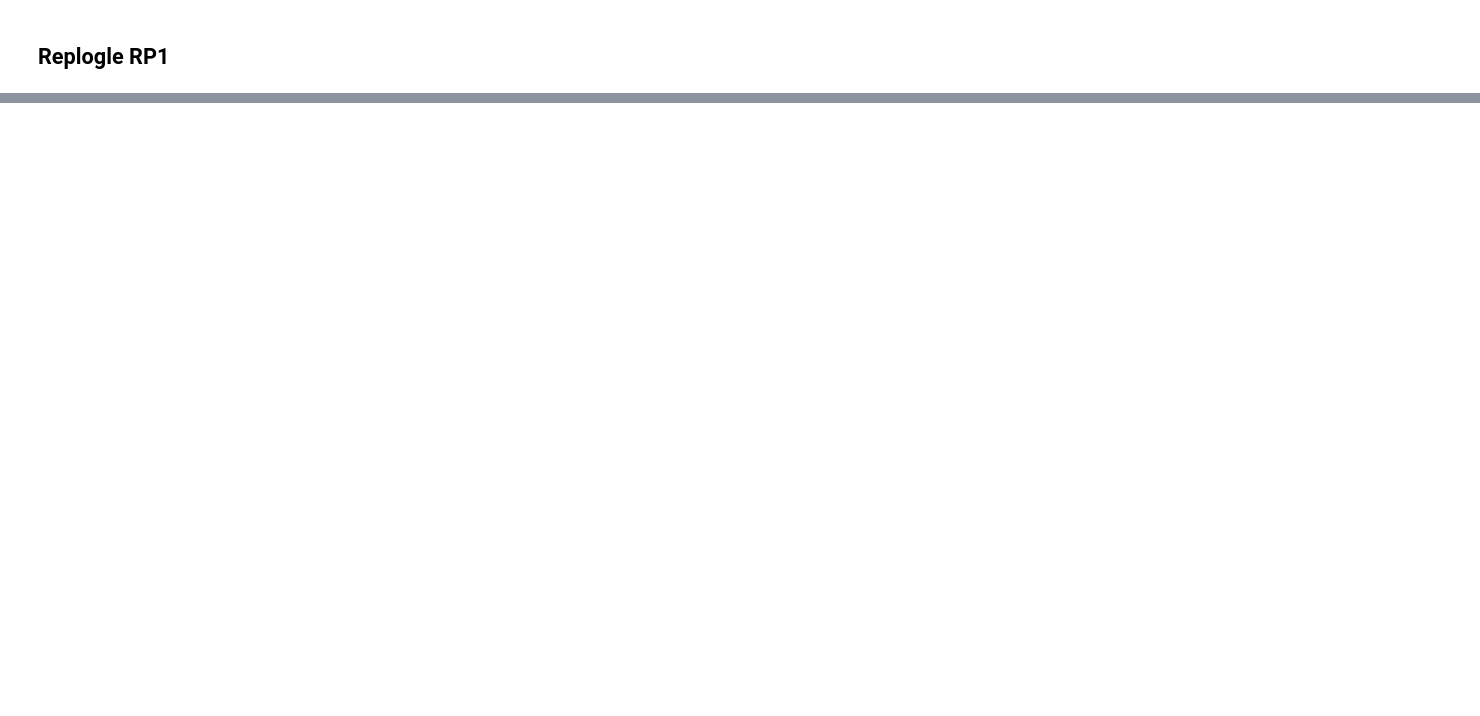
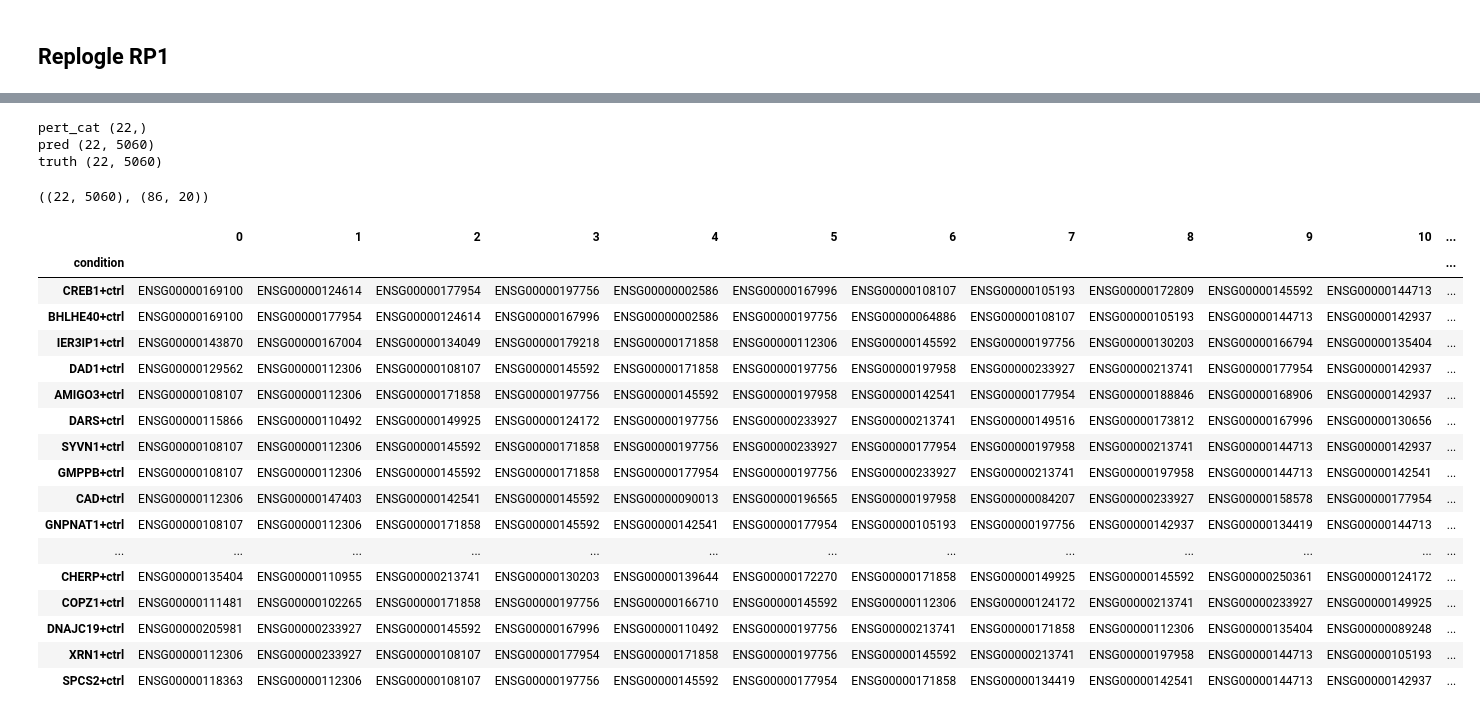
Before and after one commit to turbine-ai/PerturbSeqPredBenchmark, a Jupyter notebook: notebooks/bulk_models.ipynb, the cells around one changed output, grey strips where cells are left out. Drawn from its saved outputs; the diff is of its cells as text; code cells hidden in the pictures; blank space fills up the shorter version.

```diff
--- a/notebooks/bulk_models.ipynb
+++ b/notebooks/bulk_models.ipynb
@@ -1179,0 +1021,2 @@ plt.show()
+# %%
+df = pd.read_csv("/home/users/geroldcsendes/PertBench/PerturbBenchmark/data/DE_anal/adamson_DE.csv", index_col=0).T
@@ -1179,0 +1032,2 @@ plt.show()
+# %%
+pred = pd.read_csv("/home/users/geroldcsendes/PertBench/PerturbBenchmark/notebooks/save/adamson/RF/elmo/predictions.csv", index_col=0)
@@ -1179,0 +1036,34 @@ plt.show()
+# %%
+for k, v in mypred.items():
+    print(k, v.shape)
+# %% [output]
+pert_cat (22,)
+pred (22, 5060)
+truth (22, 5060)
+# %%
+pred.shape, df.shape
+# %% [output]
+((22, 5060), (86, 20))
+# %%
+df = df.loc[pred.index].copy()
+# %%
+df
+# %% [output]
+|  | 0 | 1 | 2 | 3 | 4 | 5 | 6 | 7 | 8 | 9 | 10 | ... |
+| condition |  |  |  |  |  |  |  |  |  |  |  | ... |
+| CREB1+ctrl | ENSG00000169100 | ENSG00000124614 | ENSG00000177954 | ENSG00000197756 | ENSG00000002586 | ENSG00000167996 | ENSG00000108107 | ENSG00000105193 | ENSG00000172809 | ENSG00000145592 | ENSG00000144713 | ... |
+| BHLHE40+ctrl | ENSG00000169100 | ENSG00000177954 | ENSG00000124614 | ENSG00000167996 | ENSG00000002586 | ENSG00000197756 | ENSG00000064886 | ENSG00000108107 | ENSG00000105193 | ENSG00000144713 | ENSG00000142937 | ... |
+| IER3IP1+ctrl | ENSG00000143870 | ENSG00000167004 | ENSG00000134049 | ENSG00000179218 | ENSG00000171858 | ENSG00000112306 | ENSG00000145592 | ENSG00000197756 | ENSG00000130203 | ENSG00000166794 | ENSG00000135404 | ... |
+| DAD1+ctrl | ENSG00000129562 | ENSG00000112306 | ENSG00000108107 | ENSG00000145592 | ENSG00000171858 | ENSG00000197756 | ENSG00000197958 | ENSG00000233927 | ENSG00000213741 | ENSG00000177954 | ENSG00000142937 | ... |
+| AMIGO3+ctrl | ENSG00000108107 | ENSG00000112306 | ENSG00000171858 | ENSG00000197756 | ENSG00000145592 | ENSG00000197958 | ENSG00000142541 | ENSG00000177954 | ENSG00000188846 | ENSG00000168906 | ENSG00000142937 | ... |
+| DARS+ctrl | ENSG00000115866 | ENSG00000110492 | ENSG00000149925 | ENSG00000124172 | ENSG00000197756 | ENSG00000233927 | ENSG00000213741 | ENSG00000149516 | ENSG00000173812 | ENSG00000167996 | ENSG00000130656 | ... |
+| SYVN1+ctrl | ENSG00000108107 | ENSG00000112306 | ENSG00000145592 | ENSG00000171858 | ENSG00000197756 | ENSG00000233927 | ENSG00000177954 | ENSG00000197958 | ENSG00000213741 | ENSG00000144713 | ENSG00000142937 | ... |
+| GMPPB+ctrl | ENSG00000108107 | ENSG00000112306 | ENSG00000145592 | ENSG00000171858 | ENSG00000177954 | ENSG00000197756 | ENSG00000233927 | ENSG00000213741 | ENSG00000197958 | ENSG00000144713 | ENSG00000142541 | ... |
+| CAD+ctrl | ENSG00000112306 | ENSG00000147403 | ENSG00000142541 | ENSG00000145592 | ENSG00000090013 | ENSG00000196565 | ENSG00000197958 | ENSG00000084207 | ENSG00000233927 | ENSG00000158578 | ENSG00000177954 | ... |
+| GNPNAT1+ctrl | ENSG00000108107 | ENSG00000112306 | ENSG00000171858 | ENSG00000145592 | ENSG00000142541 | ENSG00000177954 | ENSG00000105193 | ENSG00000197756 | ENSG00000142937 | ENSG00000134419 | ENSG00000144713 | ... |
+| ... | ... | ... | ... | ... | ... | ... | ... | ... | ... | ... | ... | ... |
+| CHERP+ctrl | ENSG00000135404 | ENSG00000110955 | ENSG00000213741 | ENSG00000130203 | ENSG00000139644 | ENSG00000172270 | ENSG00000171858 | ENSG00000149925 | ENSG00000145592 | ENSG00000250361 | ENSG00000124172 | ... |
+| COPZ1+ctrl | ENSG00000111481 | ENSG00000102265 | ENSG00000171858 | ENSG00000197756 | ENSG00000166710 | ENSG00000145592 | ENSG00000112306 | ENSG00000124172 | ENSG00000213741 | ENSG00000233927 | ENSG00000149925 | ... |
+| DNAJC19+ctrl | ENSG00000205981 | ENSG00000233927 | ENSG00000145592 | ENSG00000167996 | ENSG00000110492 | ENSG00000197756 | ENSG00000213741 | ENSG00000171858 | ENSG00000112306 | ENSG00000135404 | ENSG00000089248 | ... |
+| XRN1+ctrl | ENSG00000112306 | ENSG00000233927 | ENSG00000108107 | ENSG00000177954 | ENSG00000171858 | ENSG00000197756 | ENSG00000145592 | ENSG00000213741 | ENSG00000197958 | ENSG00000144713 | ENSG00000105193 | ... |
+| SPCS2+ctrl | ENSG00000118363 | ENSG00000112306 | ENSG00000108107 | ENSG00000197756 | ENSG00000145592 | ENSG00000177954 | ENSG00000171858 | ENSG00000134419 | ENSG00000142541 | ENSG00000144713 | ENSG00000142937 | ... |
```
Also changed, not shown: parts of 37 cells of this notebook, 2 other files.
